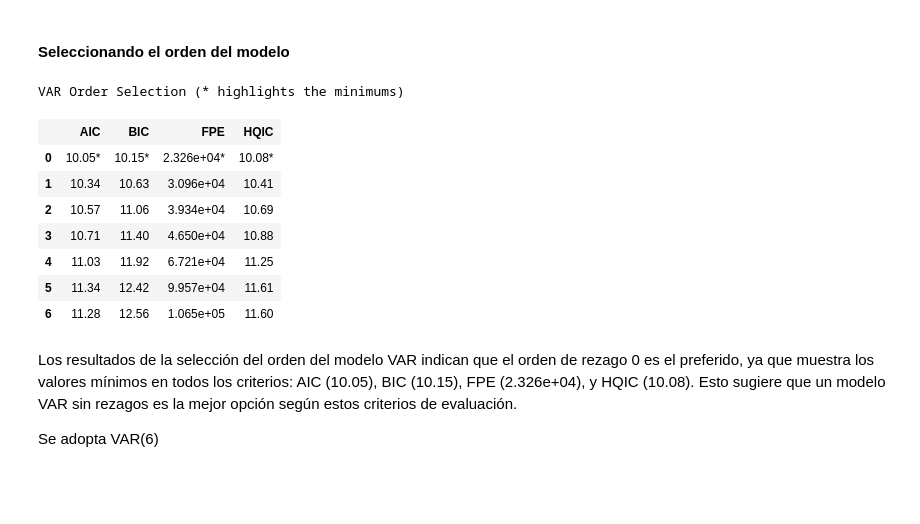
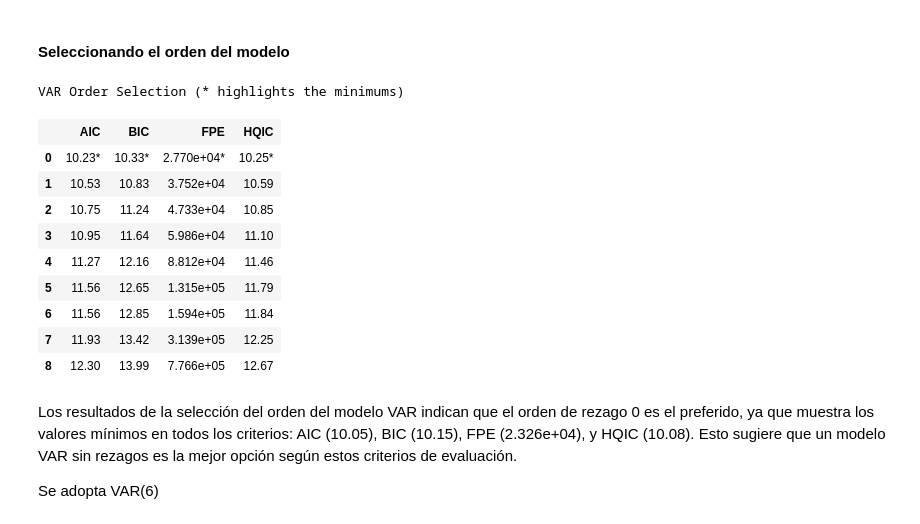
Before and after one commit to dmunozbe/TFM_DataScience, a Jupyter notebook: Forecasting/05. Sarria-Sant Gervasi/Forecasting_(Indicador_79).ipynb, the cells around one changed output. Drawn from its saved outputs; the diff is of its cells as text; code cells hidden in the pictures; blank space fills up the shorter version.

```diff
--- a/Forecasting/05. Sarria-Sant Gervasi/Forecasting_(Indicador_79).ipynb
+++ b/Forecasting/05. Sarria-Sant Gervasi/Forecasting_(Indicador_79).ipynb
@@ -285,18 +285,20 @@ model = VAR(X_train_transformed)
 # %% [markdown]
 #### Seleccionando el orden del modelo
 # %%
-modelsel=model.select_order(6)
+modelsel=model.select_order(8)
 modelsel.summary()
 # %% [output]
 VAR Order Selection (* highlights the minimums)
 |  | AIC | BIC | FPE | HQIC |
-| 0 | 10.05* | 10.15* | 2.326e+04* | 10.08* |
-| 1 | 10.34 | 10.63 | 3.096e+04 | 10.41 |
-| 2 | 10.57 | 11.06 | 3.934e+04 | 10.69 |
-| 3 | 10.71 | 11.40 | 4.650e+04 | 10.88 |
-| 4 | 11.03 | 11.92 | 6.721e+04 | 11.25 |
-| 5 | 11.34 | 12.42 | 9.957e+04 | 11.61 |
-| 6 | 11.28 | 12.56 | 1.065e+05 | 11.60 |
+| 0 | 10.23* | 10.33* | 2.770e+04* | 10.25* |
+| 1 | 10.53 | 10.83 | 3.752e+04 | 10.59 |
+| 2 | 10.75 | 11.24 | 4.733e+04 | 10.85 |
+| 3 | 10.95 | 11.64 | 5.986e+04 | 11.10 |
+| 4 | 11.27 | 12.16 | 8.812e+04 | 11.46 |
+| 5 | 11.56 | 12.65 | 1.315e+05 | 11.79 |
+| 6 | 11.56 | 12.85 | 1.594e+05 | 11.84 |
+| 7 | 11.93 | 13.42 | 3.139e+05 | 12.25 |
+| 8 | 12.30 | 13.99 | 7.766e+05 | 12.67 |
 # %% [markdown]
 Los resultados de la selección del orden del modelo VAR indican que el orden de rezago 0 es el preferido, ya que muestra los valores mínimos en todos los criterios: AIC (10.05), BIC (10.15), FPE (2.326e+04), y HQIC (10.08). Esto sugiere que un modelo VAR sin rezagos es la mejor opción según estos criterios de evaluación.
 
```
Also changed, not shown: parts of 2 cells of this notebook.
